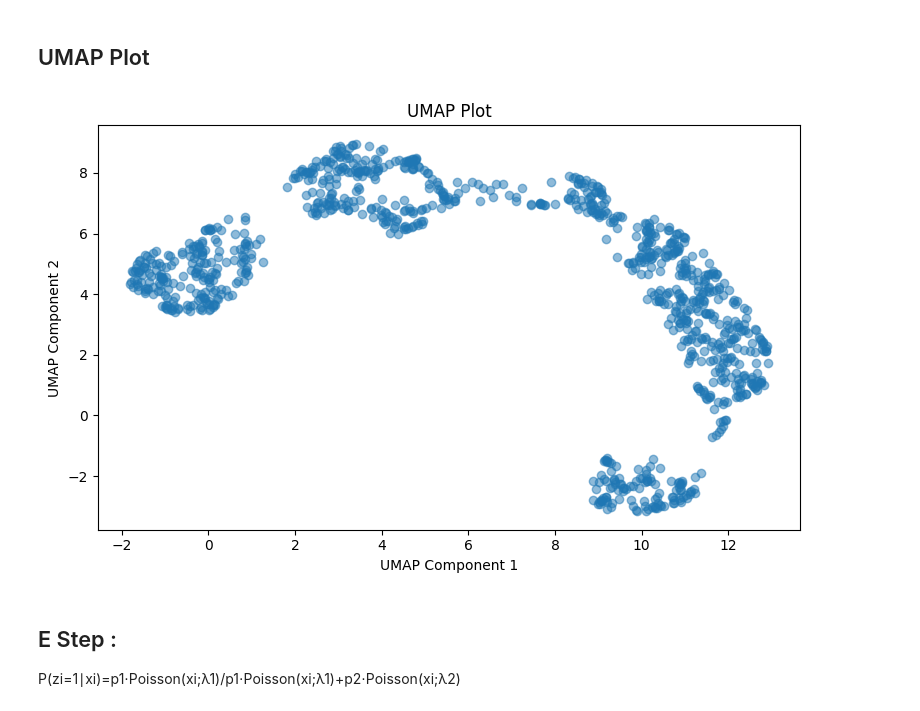
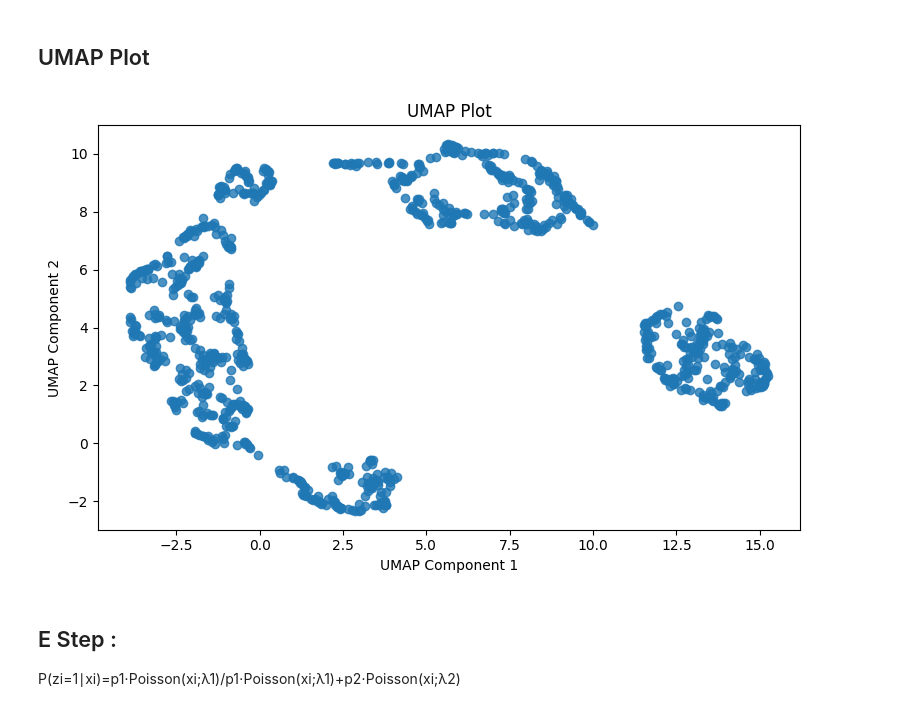
Before and after one commit to shahriar-raj/CSE_472-Machine-Learning-Sessional, a Jupyter notebook: Offline4/1905105.ipynb, the cells around one changed output. Drawn from its saved outputs; the diff is of its cells as text; code cells hidden in the pictures.

```diff
--- a/Offline4/1905105.ipynb
+++ b/Offline4/1905105.ipynb
@@ -62,20 +57,19 @@ Text(0, 0.5, 't-SNE Component 2')
 # %% [markdown]
 ## UMAP Plot
 # %%
-# Create UMAP plot
 umap_model = umap.UMAP(n_components=2, random_state=42)
-umap_result = umap_model.fit_transform(data_scaled)
+umap_result = umap_model.fit_transform(data)
 
 plt.figure(figsize=(15, 5))
 plt.subplot(1, 2, 2)
-plt.scatter(umap_result[:, 0], umap_result[:, 1], alpha=0.5)
+plt.scatter(umap_result[:, 0], umap_result[:, 1], alpha=0.8)
 plt.title('UMAP Plot')
 plt.xlabel('UMAP Component 1')
 plt.ylabel('UMAP Component 2')
 
 plt.tight_layout()
 plt.show()
 # %% [output]
-[figure, old version]
+[figure, new version]
 # %% [markdown]
 ## E Step :
```
Also changed, not shown: parts of 2 cells of this notebook, 8 other files.
